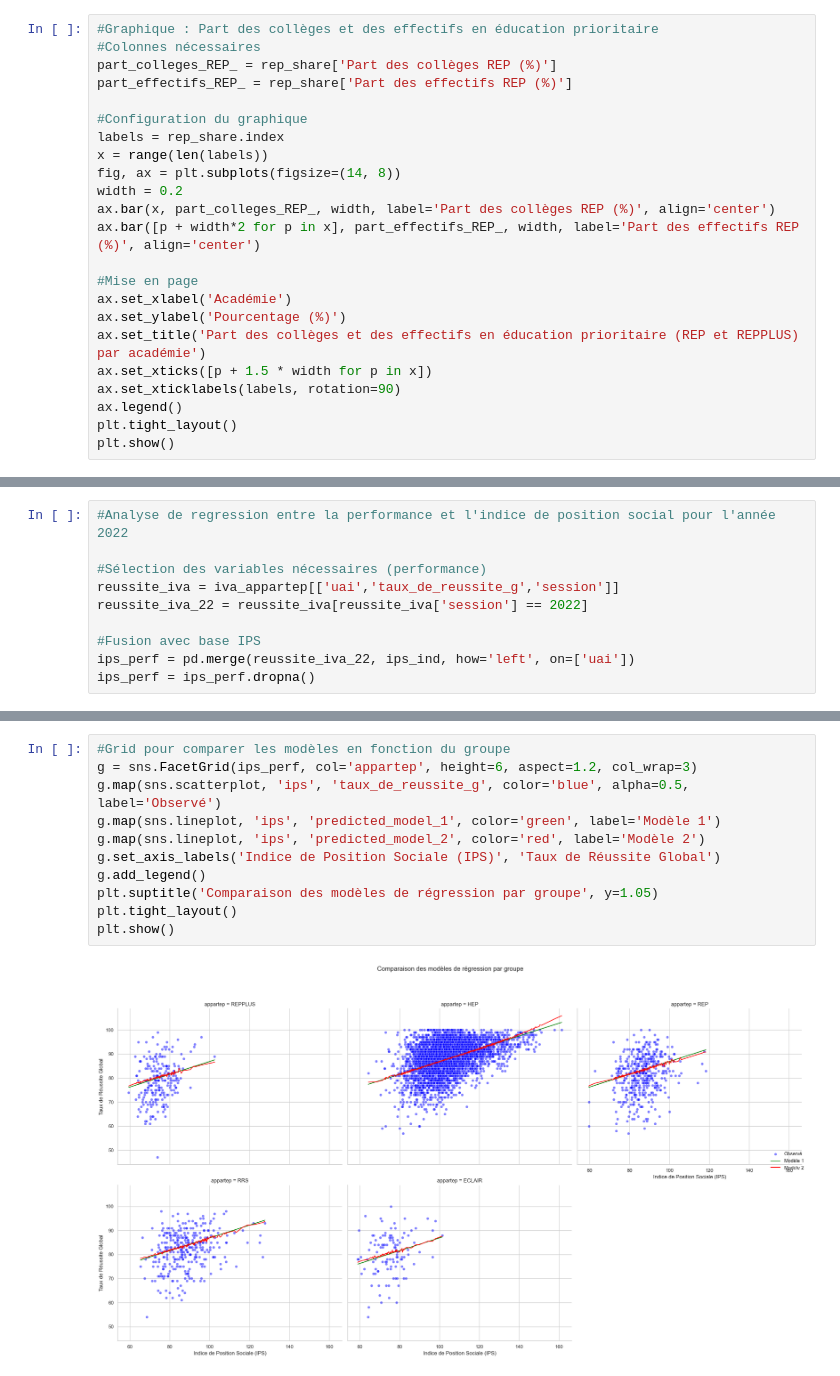
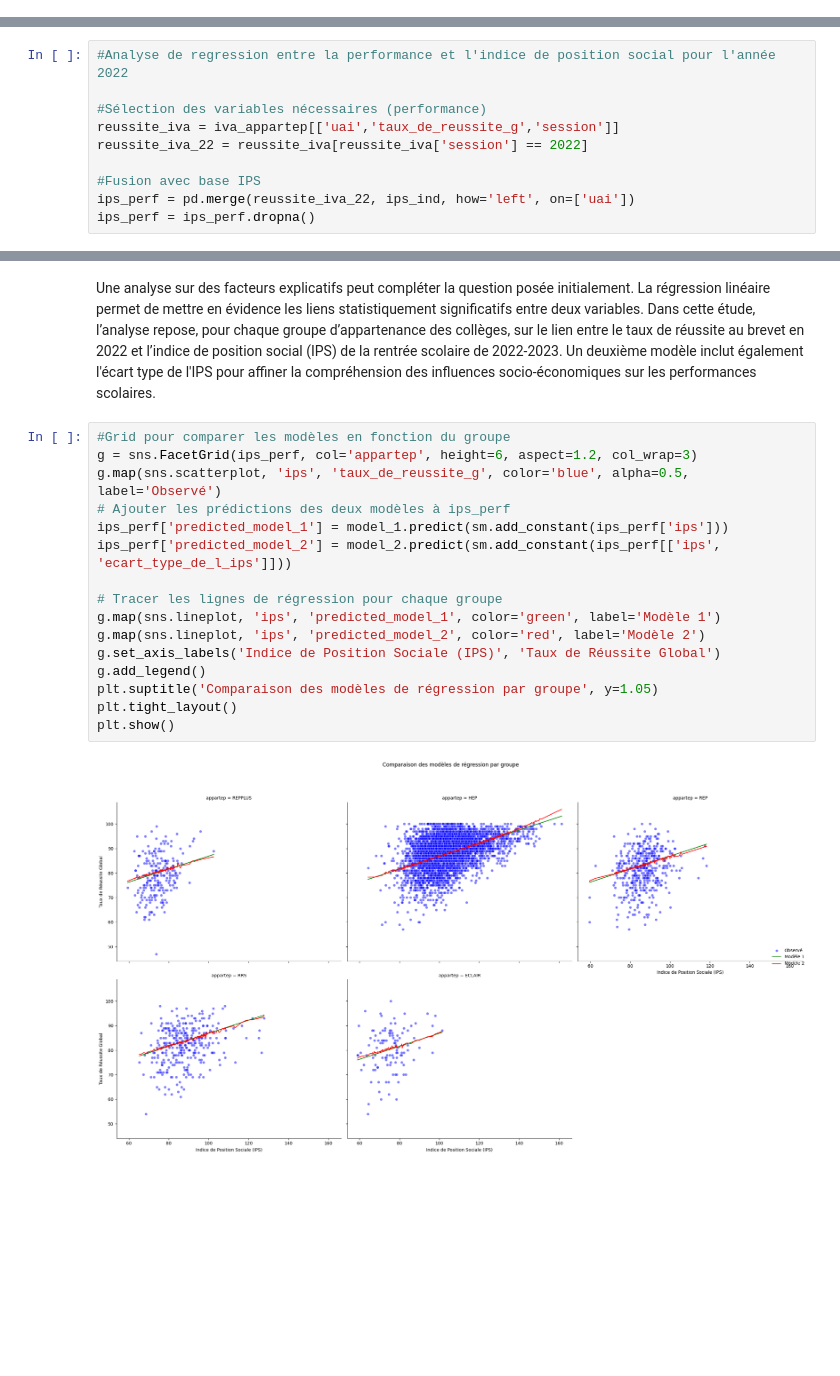
Before and after one commit to brm-projects/education_prioritaire, a Jupyter notebook: evaluation_ep.ipynb, the cells around one changed output, grey strips where cells are left out. Saved outputs shown, nothing was run; the diff lists cells and outputs as text; blank space fills up the shorter version.

```diff
--- a/evaluation_ep.ipynb
+++ b/evaluation_ep.ipynb
@@ -279,26 +269,3 @@ summary_df
 | Effectif de collégiens hors REP | 0 | 39358.5 | 62992.0 | 67232.645161 | 95499.5 | 194779 |
 # %% [markdown]
 Le nombre de collèges en REP par académie varie considérablement, allant de 7 à 134. La moyenne (35,29) et la médiane (30) étant proches indiquent une répartition générale équilibrée. Cependant, les quartiles révèlent une grande variabilité : 25% des académies ont moins de 16 collèges en REP, 50% en ont entre 16 et 38, et 25% en ont plus de 38. Cette diversité suggère une distribution hétérogène, avec des extrêmes marqués.
-# %%
-#Graphique : Part des collèges et des effectifs en éducation prioritaire
-#Colonnes nécessaires
-part_colleges_REP_ = rep_share['Part des collèges REP (%)']
-part_effectifs_REP_ = rep_share['Part des effectifs REP (%)']
-
-#Configuration du graphique
-labels = rep_share.index
-x = range(len(labels))
-fig, ax = plt.subplots(figsize=(14, 8))
-width = 0.2
-ax.bar(x, part_colleges_REP_, width, label='Part des collèges REP (%)', align='center')
-ax.bar([p + width*2 for p in x], part_effectifs_REP_, width, label='Part des effectifs REP (%)', align='center')
-
-#Mise en page
-ax.set_xlabel('Académie')
-ax.set_ylabel('Pourcentage (%)')
-ax.set_title('Part des collèges et des effectifs en éducation prioritaire (REP et REPPLUS) par académie')
-ax.set_xticks([p + 1.5 * width for p in x])
-ax.set_xticklabels(labels, rotation=90)
-ax.legend()
-plt.tight_layout()
-plt.show()
@@ -761,16 +737,23 @@ Covariance Type:            nonrobust
 
 Notes:
 [1] Standard Errors assume that the covariance matrix of the errors is correctly specified.
+# %% [markdown]
+Une analyse sur des facteurs explicatifs peut compléter la question posée initialement. La régression linéaire permet de mettre en évidence les liens statistiquement significatifs entre deux variables. Dans cette étude, l’analyse repose, pour chaque groupe d’appartenance des collèges, sur le lien entre le taux de réussite au brevet en 2022 et l’indice de position social (IPS) de la rentrée scolaire de 2022-2023. Un deuxième modèle inclut également l'écart type de l'IPS pour affiner la compréhension des influences socio-économiques sur les performances scolaires.
 # %%
 #Grid pour comparer les modèles en fonction du groupe
 g = sns.FacetGrid(ips_perf, col='appartep', height=6, aspect=1.2, col_wrap=3)
 g.map(sns.scatterplot, 'ips', 'taux_de_reussite_g', color='blue', alpha=0.5, label='Observé')
+# Ajouter les prédictions des deux modèles à ips_perf
+ips_perf['predicted_model_1'] = model_1.predict(sm.add_constant(ips_perf['ips']))
+ips_perf['predicted_model_2'] = model_2.predict(sm.add_constant(ips_perf[['ips', 'ecart_type_de_l_ips']]))
+
+# Tracer les lignes de régression pour chaque groupe
 g.map(sns.lineplot, 'ips', 'predicted_model_1', color='green', label='Modèle 1')
 g.map(sns.lineplot, 'ips', 'predicted_model_2', color='red', label='Modèle 2')
 g.set_axis_labels('Indice de Position Sociale (IPS)', 'Taux de Réussite Global')
 g.add_legend()
 plt.suptitle('Comparaison des modèles de régression par groupe', y=1.05)
 plt.tight_layout()
 plt.show()
 # %% [output]
-[figure, old version]
+[figure, new version]
```
Also changed, not shown: parts of 20 cells of this notebook.
